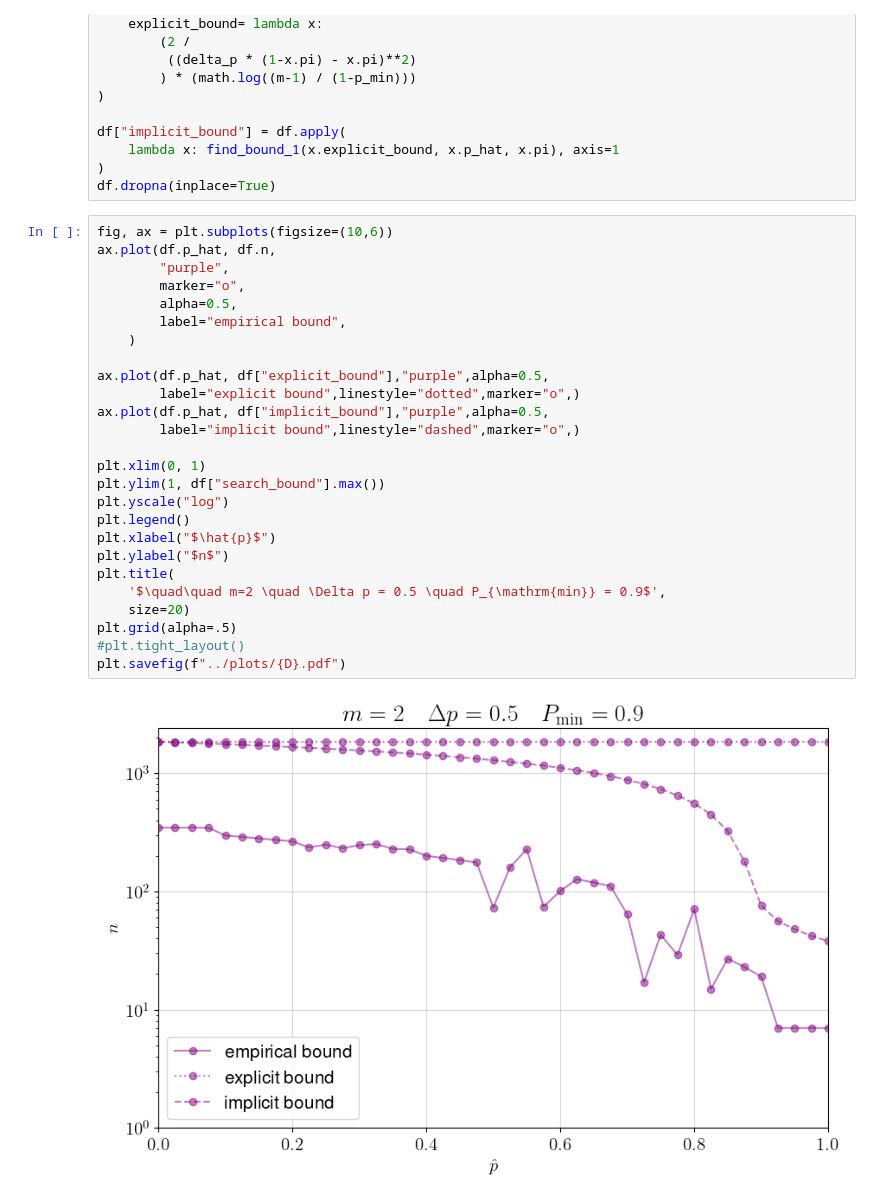
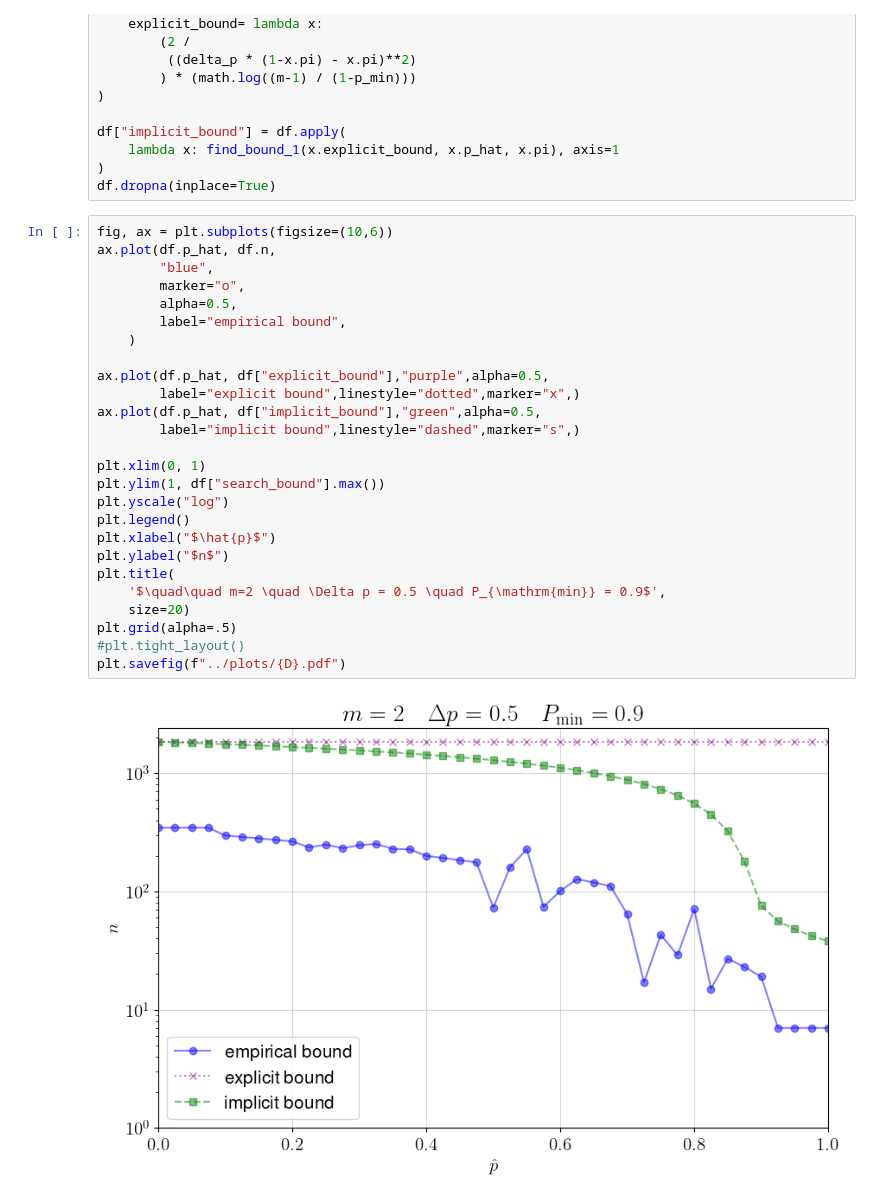
Before and after one commit to drwadu/simcjt, a Jupyter notebook: experiments/notebooks/out-fdp.ipynb, the cells around one changed output. Drawn from its saved outputs; the diff is of its cells as text.

```diff
--- a/experiments/notebooks/out-fdp.ipynb
+++ b/experiments/notebooks/out-fdp.ipynb
@@ -107,28 +107,28 @@ df.dropna(inplace=True)
 # %%
 fig, ax = plt.subplots(figsize=(10,6))
 ax.plot(df.p_hat, df.n,
-        "purple",
+        "blue",
         marker="o",
         alpha=0.5,
         label="empirical bound",
     )
 
 ax.plot(df.p_hat, df["explicit_bound"],"purple",alpha=0.5,
-        label="explicit bound",linestyle="dotted",marker="o",)
-ax.plot(df.p_hat, df["implicit_bound"],"purple",alpha=0.5,
-        label="implicit bound",linestyle="dashed",marker="o",)
+        label="explicit bound",linestyle="dotted",marker="x",)
+ax.plot(df.p_hat, df["implicit_bound"],"green",alpha=0.5,
+        label="implicit bound",linestyle="dashed",marker="s",)
 
 plt.xlim(0, 1)
 plt.ylim(1, df["search_bound"].max())
 plt.yscale("log")
 plt.legend()
 plt.xlabel("$\hat{p}$")
 plt.ylabel("$n$")
 plt.title(
     '$\quad\quad m=2 \quad \Delta p = 0.5 \quad P_{\mathrm{min}} = 0.9$',
     size=20)
 plt.grid(alpha=.5)
 #plt.tight_layout()
 plt.savefig(f"../plots/{D}.pdf")
 # %% [output]
-[figure, old version]
+[figure, new version]
```
Also changed, not shown: 1 other file.
